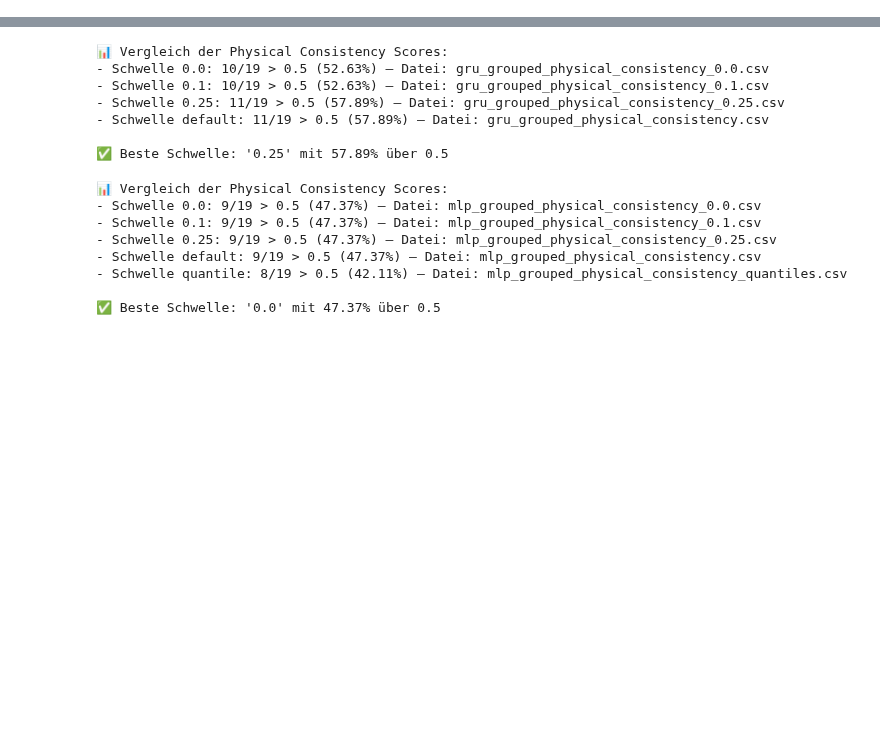
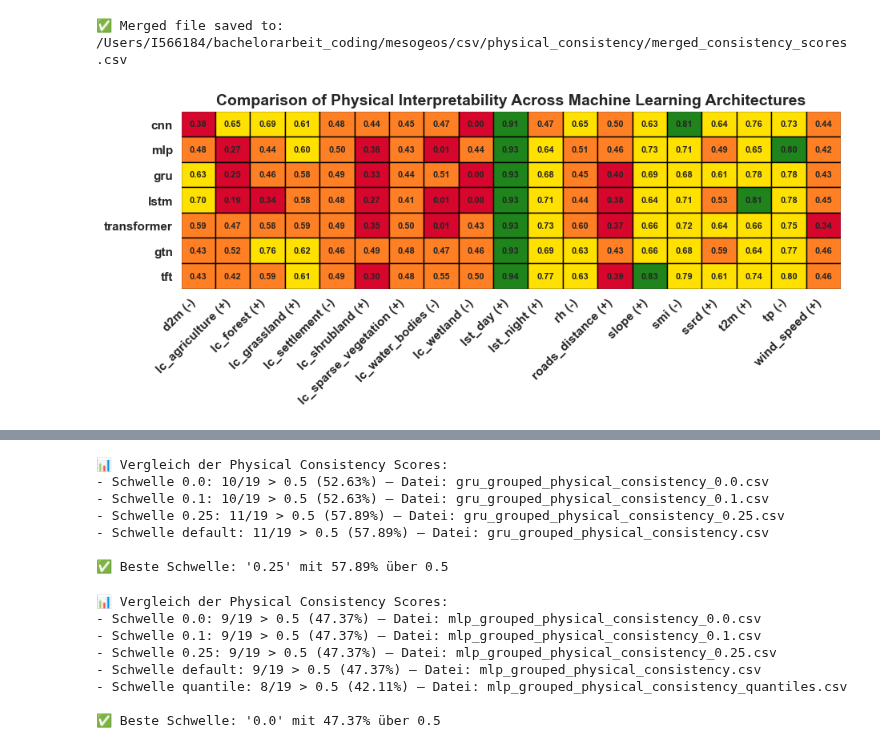
Before and after one commit to paulinebecker2002/mesogeos, a Jupyter notebook: outputs/physical_interpretability.ipynb, the cells around one changed output, grey strips where cells are left out. Drawn from its saved outputs; the diff is of its cells as text; code cells hidden in the pictures; blank space fills up the shorter version.

```diff
--- a/outputs/physical_interpretability.ipynb
+++ b/outputs/physical_interpretability.ipynb
@@ -120,0 +132,75 @@ df
+# %%
+import pandas as pd
+import os
+
+def merge_physical_consistency_scores(path, model_names, output_file="merged_consistency_scores.csv"):
+    merged_df = None
+
+    for model in model_names:
+        file_path = os.path.join(path, f"{model}_grouped_physical_consistency_0.0.csv")
+        df = pd.read_csv(file_path)
+
+        df = df.rename(columns={"consistency_score": f"consistency_score_{model}"})
+
+        if merged_df is None:
+            merged_df = df[["feature", "physical_sign", f"consistency_score_{model}"]]
+        else:
+            merged_df = pd.merge(
+                merged_df,
+                df[["feature", "physical_sign", f"consistency_score_{model}"]],
+                on=["feature", "physical_sign"],
+                how="outer"
+            )
+
+    output_path = os.path.join(path, output_file)
+    merged_df.to_csv(output_path, index=False)
+    print(f"✅ Merged file saved to: {output_path}")
+
+merge_physical_consistency_scores(path, model_names)
+# %% [output]
+✅ Merged file saved to: /Users/I566184/bachelorarbeit_coding/mesogeos/csv/physical_consistency/merged_consistency_scores.csv
+# %%
+# Funktion um die Heatmap um 180 Grad zu drehen
+def plot_consistency_heatmap(df):
+    df_plot = df.copy()
+    df_plot.set_index(["feature", "physical_sign"], inplace=True)
+    df_plot = df_plot.rename(columns=lambda col: col.replace("consistency_score_", ""))
+
+    # Farbzuordnung
+    def get_color(val):
+        if val > 0.8:
+            return "#1F841B"  # grün
+        elif val > 0.6:
+            return "#FFE100"  # gelb
+        elif val > 0.4:
+            return "#FF7F24"  # orange
+        else:
+            return "#D6062D"  # rot
+
+    # Transponieren
+    df_plot = df_plot.T
+
+    fig, ax = plt.subplots(figsize=(len(df_plot.columns) * 0.5, len(df_plot.index) * 0.6))
+
+    for (i, j), val in np.ndenumerate(df_plot.values):
+        ax.add_patch(plt.Rectangle((j, i), 1, 1, color=get_color(val), ec='black'))
+        ax.text(j + 0.5, i + 0.5, f"{val:.2f}", ha='center', va='center', fontsize=8, fontweight='bold')
+
+    ax.set_xlim(0, len(df_plot.columns))
+    ax.set_ylim(0, len(df_plot.index))
+
+    ax.set_xticks(np.arange(len(df_plot.columns)) + 0.5)
+    ax.set_yticks(np.arange(len(df_plot.index)) + 0.5)
+
+    ax.set_xticklabels([f"{idx[0]} ({idx[1]})" for idx in df_plot.columns], rotation=45, ha='right', fontsize=11, fontweight='bold')
+    ax.set_yticklabels(df_plot.index, fontsize=11, fontweight='bold')
+
+    ax.invert_yaxis()
+    ax.set_title("Comparison of Physical Interpretability Across Machine Learning Architectures", fontsize=14, fontweight='bold')
+    plt.tight_layout()
+    plt.show()
+
+df = pd.read_csv("/Users/I566184/bachelorarbeit_coding/mesogeos/csv/physical_consistency/merged_consistency_scores.csv")
+plot_consistency_heatmap(df)
+# %% [output]
+[figure, added]
```
Also changed, not shown: parts of 10 cells of this notebook, 9 other files.
